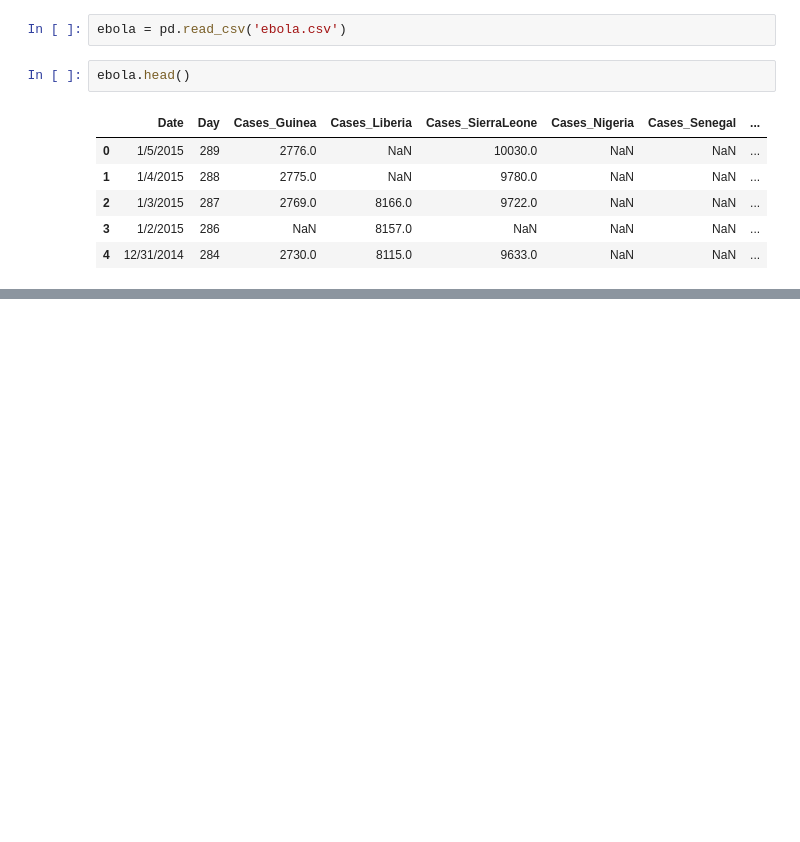
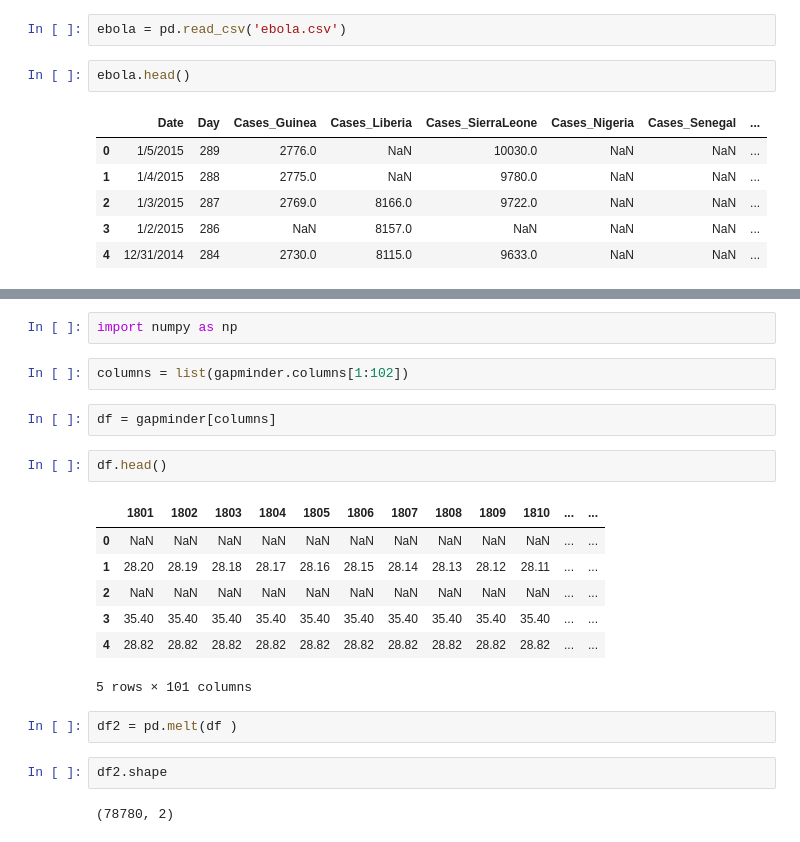
Before and after one commit to sayedkamal2016/DataCamp, a Jupyter notebook: 06 - cleaning data in python/notes.ipynb, the cells around one changed output, grey strips where cells are left out. Drawn from its saved outputs; the diff is of its cells as text; blank space fills up the shorter version.

```diff
--- a/06 - cleaning data in python/notes.ipynb
+++ b/06 - cleaning data in python/notes.ipynb
@@ -424,0 +1176,22 @@ print(ebola_melt.head(), '\t')
+# %%
+import numpy as np
+# %%
+columns = list(gapminder.columns[1:102])
+# %%
+df = gapminder[columns]
+# %%
+df.head()
+# %% [output]
+|  | 1801 | 1802 | 1803 | 1804 | 1805 | 1806 | 1807 | 1808 | 1809 | 1810 | ... | ... |
+| 0 | NaN | NaN | NaN | NaN | NaN | NaN | NaN | NaN | NaN | NaN | ... | ... |
+| 1 | 28.20 | 28.19 | 28.18 | 28.17 | 28.16 | 28.15 | 28.14 | 28.13 | 28.12 | 28.11 | ... | ... |
+| 2 | NaN | NaN | NaN | NaN | NaN | NaN | NaN | NaN | NaN | NaN | ... | ... |
+| 3 | 35.40 | 35.40 | 35.40 | 35.40 | 35.40 | 35.40 | 35.40 | 35.40 | 35.40 | 35.40 | ... | ... |
+| 4 | 28.82 | 28.82 | 28.82 | 28.82 | 28.82 | 28.82 | 28.82 | 28.82 | 28.82 | 28.82 | ... | ... |
+5 rows × 101 columns
+# %%
+df2 = pd.melt(df )
+# %%
+df2.shape
+# %% [output]
+(78780, 2)
```
Also changed, not shown: parts of 135 cells of this notebook.
